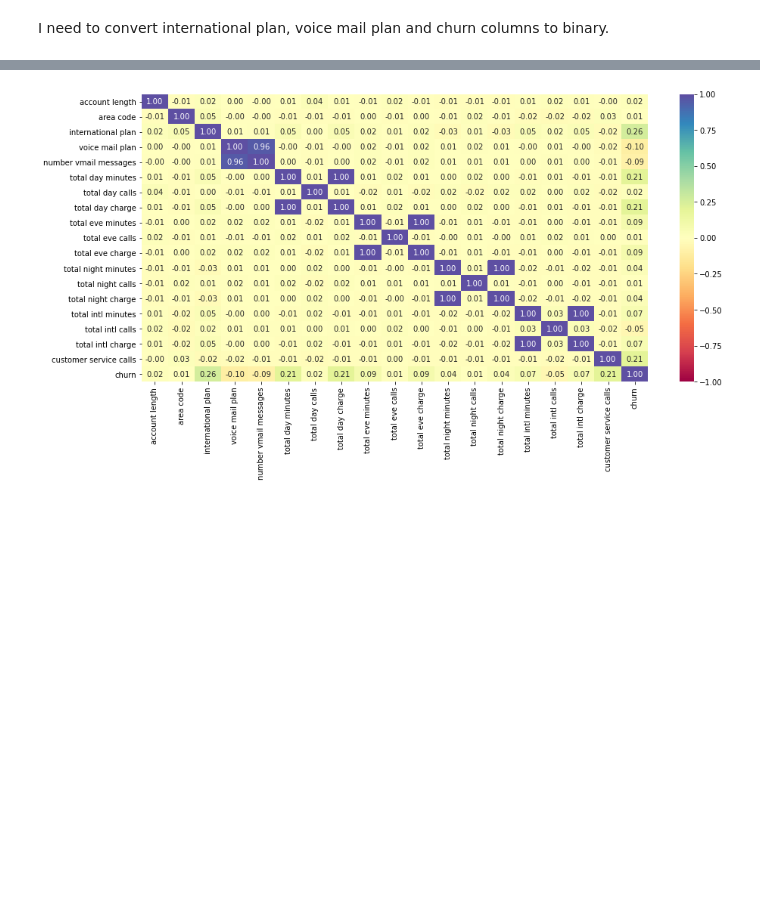
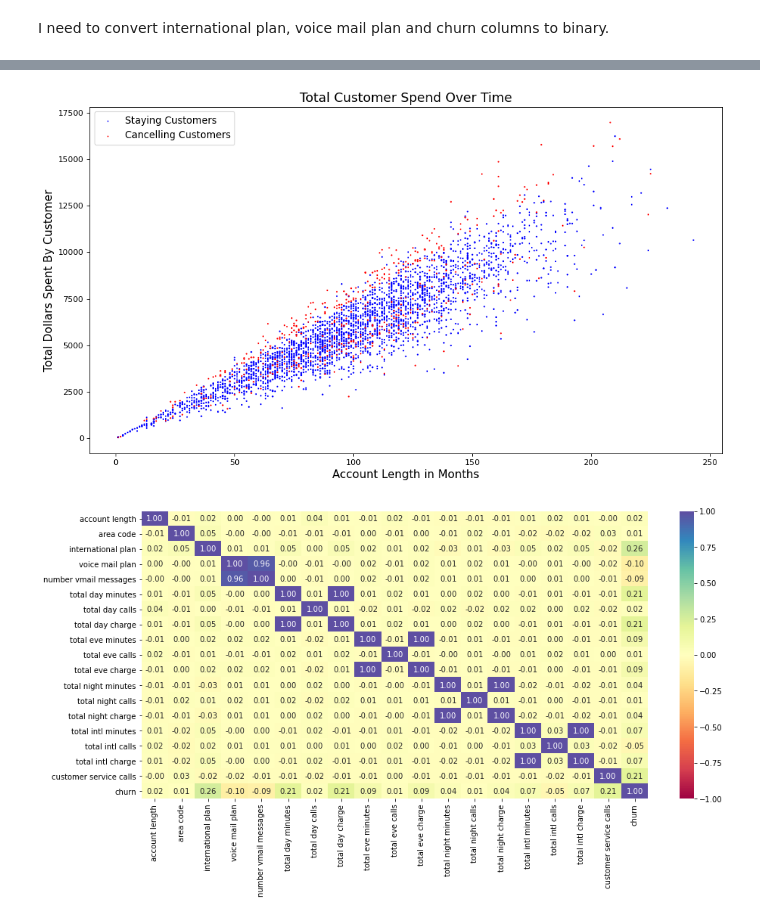
Before and after one commit to gt1719/syriatel_costumer_churn_analysis, a Jupyter notebook: syriatel_costumer_churn_analysis.ipynb, the cells around one changed output, grey strips where cells are left out. Saved outputs shown, nothing was run; the diff lists cells and outputs as text; code cells hidden in the pictures; blank space fills up the shorter version.

```diff
--- a/syriatel_costumer_churn_analysis.ipynb
+++ b/syriatel_costumer_churn_analysis.ipynb
@@ -242,3 +231,18 @@ memory usage: 520.9+ KB
+# %%
+data['total charge'] = (data['total day charge'] + data['total eve charge'] + data['total night charge'] + data['total intl charge']) * data['account length']
+# %%
+plt.figure(figsize=(12, 7), dpi=80)
+plt.scatter(data['account length'], data['total charge'], data['churn'] == 0, c="blue", label = 'Staying Customers')
+plt.scatter(data['account length'], data['total charge'], data['churn'] == 1, c="red", label = 'Cancelling Customers')
+plt.title("Total Customer Spend Over Time", fontsize = 16)
+plt.xlabel("Account Length in Months", fontsize = 14)
+plt.ylabel("Total Dollars Spent By Customer", fontsize = 14)
+plt.legend(bbox_to_anchor=(1.05, 1.0), loc = 'center')
+plt.legend(fontsize= 12)
+plt.tight_layout()
+plt.show()
+# %% [output]
+[figure, added]
 # %%
 plt.figure(figsize=(15, 7))
 sns.heatmap(data.corr(), annot=True, vmin=-1, vmax=1, fmt=".2f", cmap="Spectral")
```
Also changed, not shown: parts of 92 cells of this notebook.
